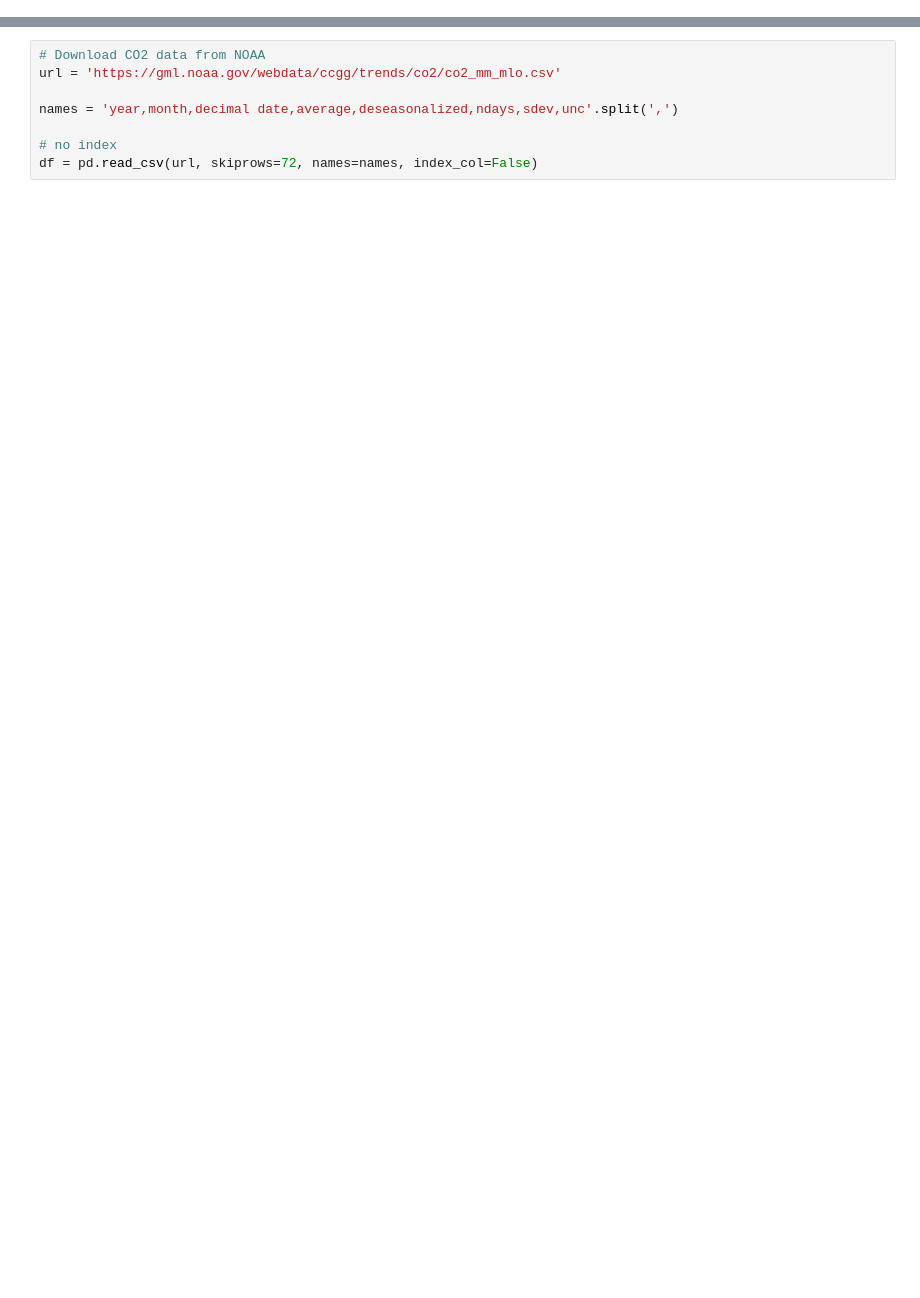
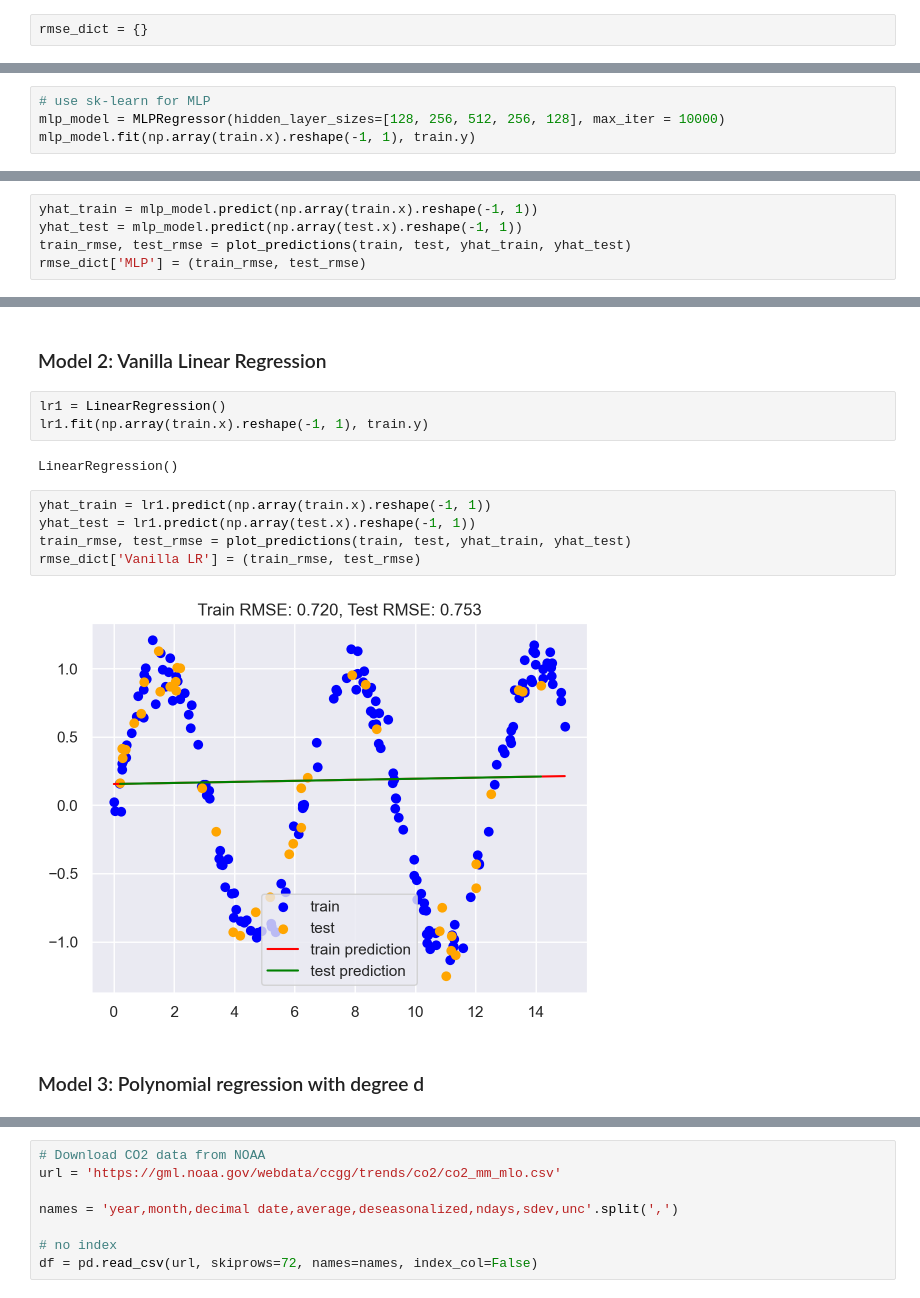
Before and after one commit to nipunbatra/ml-teaching, a Jupyter notebook: notebooks/basis.ipynb, the cells around one changed output, grey strips where cells are left out. Saved outputs shown, nothing was run; the diff lists cells and outputs as text; blank space fills up the shorter version.

```diff
--- a/notebooks/basis.ipynb
+++ b/notebooks/basis.ipynb
@@ -18,0 +96,2 @@ import pandas as pd
+# %%
+rmse_dict = {}
@@ -18,0 +100,4 @@ import pandas as pd
+# %%
+# use sk-learn for MLP
+mlp_model = MLPRegressor(hidden_layer_sizes=[128, 256, 512, 256, 128], max_iter = 10000)
+mlp_model.fit(np.array(train.x).reshape(-1, 1), train.y)
@@ -18,0 +106,5 @@ import pandas as pd
+# %%
+yhat_train = mlp_model.predict(np.array(train.x).reshape(-1, 1))
+yhat_test = mlp_model.predict(np.array(test.x).reshape(-1, 1))
+train_rmse, test_rmse = plot_predictions(train, test, yhat_train, yhat_test)
+rmse_dict['MLP'] = (train_rmse, test_rmse)
@@ -18,0 +113,16 @@ import pandas as pd
+# %% [markdown]
+### Model 2: Vanilla Linear Regression
+# %%
+lr1 = LinearRegression()
+lr1.fit(np.array(train.x).reshape(-1, 1), train.y)
+# %% [output]
+LinearRegression()
+# %%
+yhat_train = lr1.predict(np.array(train.x).reshape(-1, 1))
+yhat_test = lr1.predict(np.array(test.x).reshape(-1, 1))
+train_rmse, test_rmse = plot_predictions(train, test, yhat_train, yhat_test)
+rmse_dict['Vanilla LR'] = (train_rmse, test_rmse)
+# %% [output]
+[figure, added]
+# %% [markdown]
+### Model 3: Polynomial regression with degree d
```
Also changed, not shown: parts of 42 cells of this notebook.
